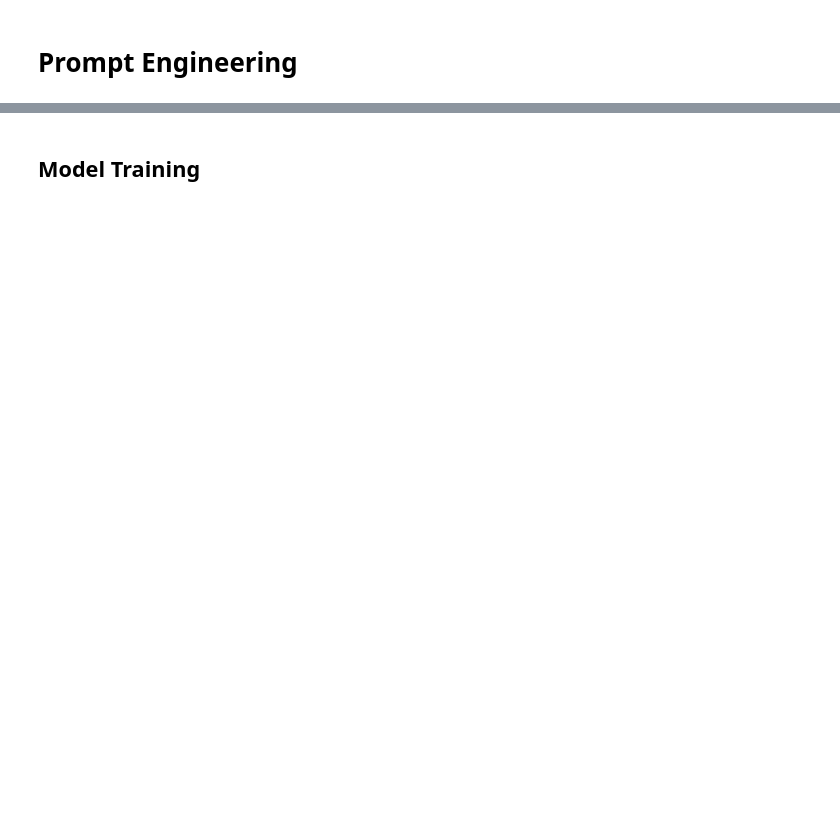
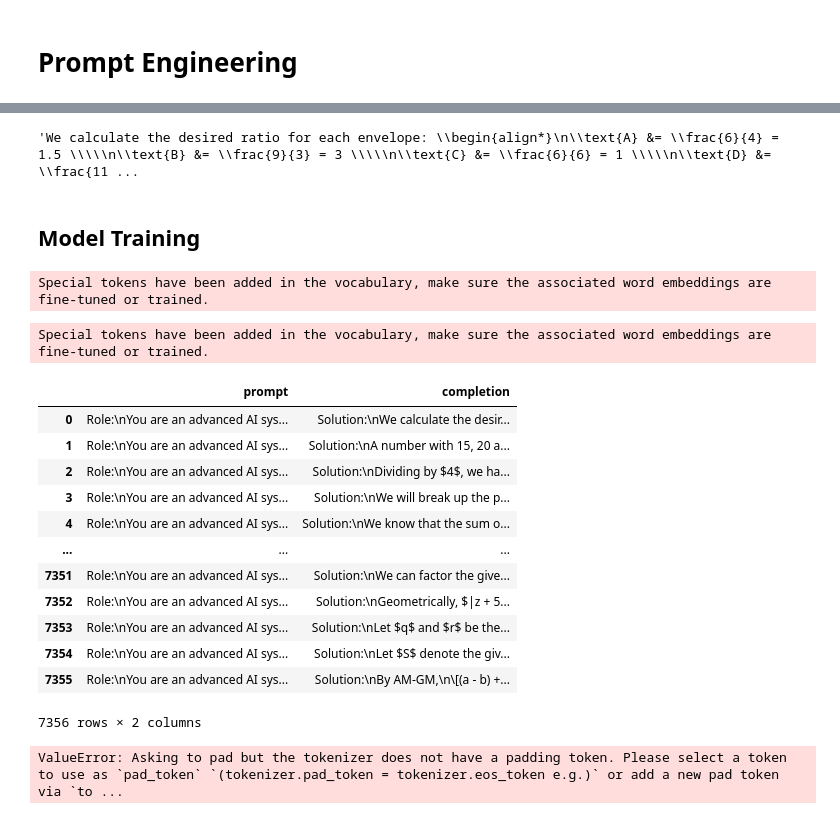
Before and after one commit to VardanMittal/AIMO_Renegades, a Jupyter notebook: AIMO_Final_File.ipynb, the cells around one changed output, grey strips where cells are left out. Drawn from its saved outputs; the diff is of its cells as text; code cells hidden in the pictures; blank space fills up the shorter version.

Commit message:
Kaggle Notebook | AIMO_Final_File | Version 4

```diff
--- a/AIMO_Final_File.ipynb
+++ b/AIMO_Final_File.ipynb
@@ -273,2 +342,6 @@ Dividing $350$ by $12$ gives a quotient $29$ with a remainder of $2$. In other w
+# %%
+df["solution"][0]
+# %% [output]
+'We calculate the desired ratio for each envelope: \\begin{align*}\n\\text{A} &= \\frac{6}{4} = 1.5 \\\\\n\\text{B} &= \\frac{9}{3} = 3 \\\\\n\\text{C} &= \\frac{6}{6} = 1 \\\\\n\\text{D} &= \\frac{11 ...
 # %% [markdown]
 ## Model Training
@@ -278,0 +348,72 @@ from datasets import load_dataset
+# %%
+from transformers import AutoTokenizer
+import transformers
+import torch
+
+model = "/kaggle/input/llama-3/transformers/8b-hf/1"
+
+tokenizer = AutoTokenizer.from_pretrained(model, model_max_length=512)
+pipeline = transformers.pipeline(
+    "text-generation",
+    model=model,
+    torch_dtype=torch.float16,
+    device_map="auto",
+)
+# %% [output]
+Special tokens have been added in the vocabulary, make sure the associated word embeddings are fine-tuned or trained.
+Special tokens have been added in the vocabulary, make sure the associated word embeddings are fine-tuned or trained.
+# %%
+def split_text_into_prompt_completion(df, text_column):
+    prompts = []
+    completions = []
+
+    for index, row in df.iterrows():
+        text = row[text_column]
+
+        # Split based on "Solution:"
+        problem_part, solution_part = text.split("Solution:", 1)
+
+        # Ensure to keep the "Solution:" keyword in the completion
+        solution_part = "Solution:" + solution_part
+
+        # Append to lists
+        prompts.append(problem_part.strip())
+        completions.append(solution_part.strip())
+
+    # Create new DataFrame
+    split_df = pd.DataFrame({
+        "prompt": prompts,
+        "completion": completions
+    })
+
+    return split_df
+
+# Example usage
+data = split_text_into_prompt_completion(df, 'prompt')
+# %%
+data
+# %% [output]
+|  | prompt | completion |
+| 0 | Role:\nYou are an advanced AI sys... | Solution:\nWe calculate the desir... |
+| 1 | Role:\nYou are an advanced AI sys... | Solution:\nA number with 15, 20 a... |
+| 2 | Role:\nYou are an advanced AI sys... | Solution:\nDividing by $4$, we ha... |
+| 3 | Role:\nYou are an advanced AI sys... | Solution:\nWe will break up the p... |
+| 4 | Role:\nYou are an advanced AI sys... | Solution:\nWe know that the sum o... |
+| ... | ... | ... |
+| 7351 | Role:\nYou are an advanced AI sys... | Solution:\nWe can factor the give... |
+| 7352 | Role:\nYou are an advanced AI sys... | Solution:\nGeometrically, $|z + 5... |
+| 7353 | Role:\nYou are an advanced AI sys... | Solution:\nLet $q$ and $r$ be the... |
+| 7354 | Role:\nYou are an advanced AI sys... | Solution:\nLet $S$ denote the giv... |
+| 7355 | Role:\nYou are an advanced AI sys... | Solution:\nBy AM-GM,\n\[(a - b) +... |
+7356 rows × 2 columns
+# %%
+tokenized_data = []
+prompt = data["prompt"]
+completion = data["completion"]
+input_texts = [prompt + tokenizer.eos_token + completion for prompt, completion in zip(data["prompt"], data["completion"])]
+
+for input_text in input_texts:
+    tokenized_input = tokenizer(input_text, return_tensors='pt', padding=True, truncation=True)
+    tokenized_data.append(tokenized_input)
+# %% [output]
+ValueError: Asking to pad but the tokenizer does not have a padding token. Please select a token to use as `pad_token` `(tokenizer.pad_token = tokenizer.eos_token e.g.)` or add a new pad token via `to ...
```
Also changed, not shown: parts of 14 cells of this notebook.
